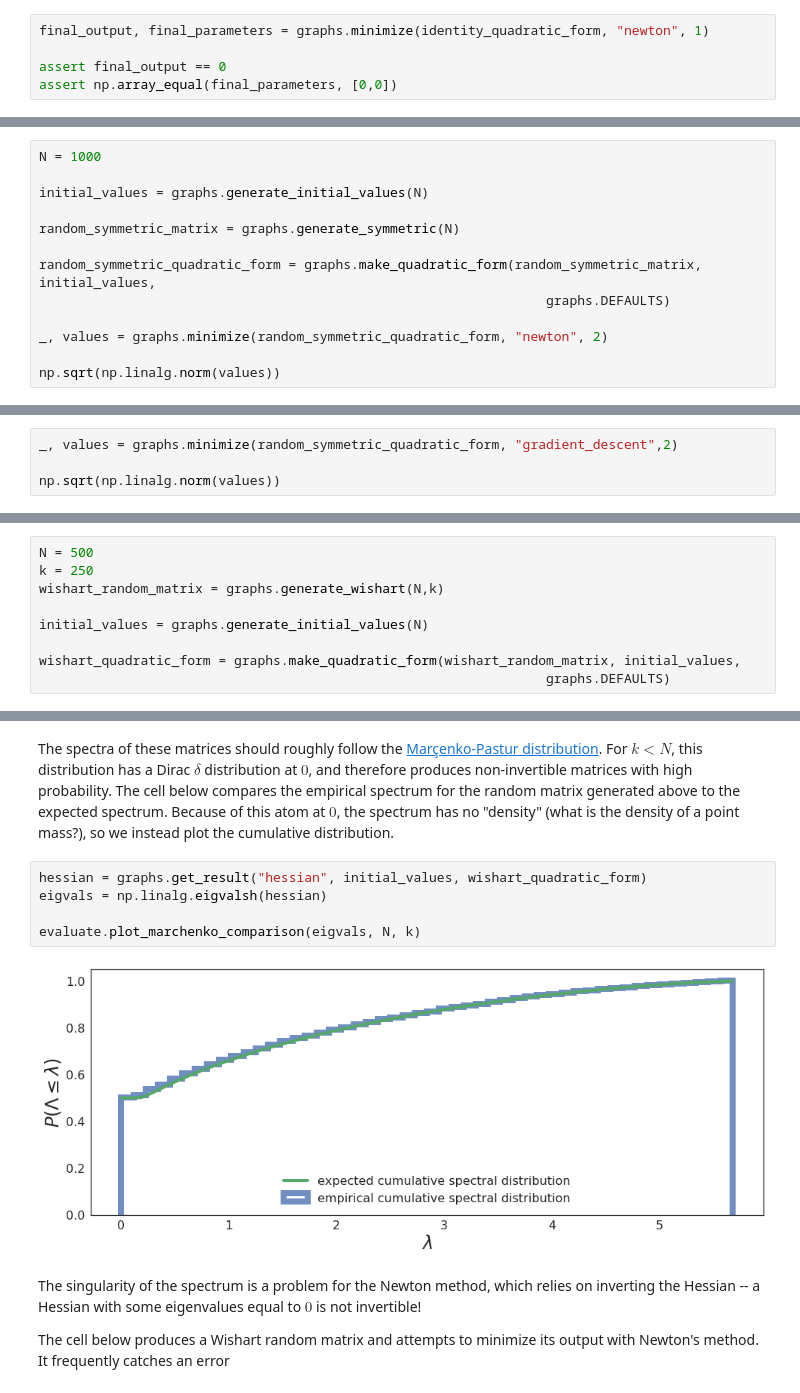
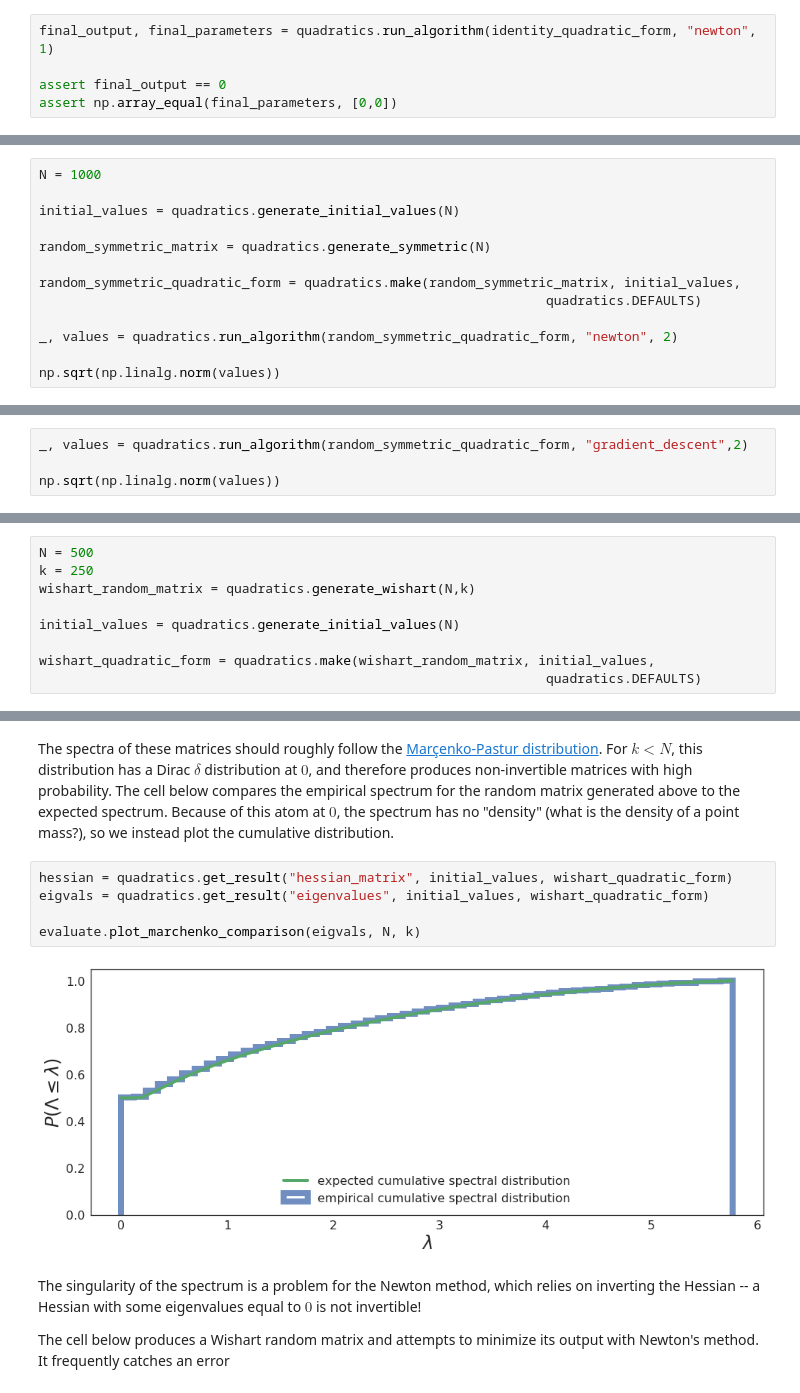
Before and after one commit to charlesfrye/tf_hessians, a Jupyter notebook: 01a - Critical Points of Quadratic Forms - Newton's Method.ipynb, the cells around one changed output, grey strips where cells are left out. Cells and saved outputs as stored; diff of their text form.

```diff
--- a/01a - Critical Points of Quadratic Forms - Newton's Method.ipynb
+++ b/01a - Critical Points of Quadratic Forms - Newton's Method.ipynb
@@ -59,5 +60,5 @@ identity_quadratic_form = graphs.make_quadratic_form(identity_matrix, initial_va
 # %%
-final_output, final_parameters = graphs.minimize(identity_quadratic_form, "newton", 1)
+final_output, final_parameters = quadratics.run_algorithm(identity_quadratic_form, "newton", 1)
 
 assert final_output == 0
 assert np.array_equal(final_parameters, [0,0])
@@ -191,14 +182,14 @@ but gradient descent does not.
 # %%
 N = 1000
 
-initial_values = graphs.generate_initial_values(N)
+initial_values = quadratics.generate_initial_values(N)
 
-random_symmetric_matrix = graphs.generate_symmetric(N)
+random_symmetric_matrix = quadratics.generate_symmetric(N)
 
-random_symmetric_quadratic_form = graphs.make_quadratic_form(random_symmetric_matrix, initial_values,
-                                                                 graphs.DEFAULTS)
+random_symmetric_quadratic_form = quadratics.make(random_symmetric_matrix, initial_values,
+                                                                 quadratics.DEFAULTS)
 
-_, values = graphs.minimize(random_symmetric_quadratic_form, "newton", 2)
+_, values = quadratics.run_algorithm(random_symmetric_quadratic_form, "newton", 2)
 
 np.sqrt(np.linalg.norm(values))
 # %% [output]
@@ -206,5 +197,5 @@ np.sqrt(np.linalg.norm(values))
 # %%
-_, values = graphs.minimize(random_symmetric_quadratic_form, "gradient_descent",2)
+_, values = quadratics.run_algorithm(random_symmetric_quadratic_form, "gradient_descent",2)
 
 np.sqrt(np.linalg.norm(values))
 # %% [output]
@@ -266,12 +257,12 @@ The cells below will generate and plot a Wishart random matrix.
 # %%
 N = 500
 k = 250
-wishart_random_matrix = graphs.generate_wishart(N,k)
+wishart_random_matrix = quadratics.generate_wishart(N,k)
 
-initial_values = graphs.generate_initial_values(N)
+initial_values = quadratics.generate_initial_values(N)
 
-wishart_quadratic_form = graphs.make_quadratic_form(wishart_random_matrix, initial_values,
-                                                                 graphs.DEFAULTS)
+wishart_quadratic_form = quadratics.make(wishart_random_matrix, initial_values,
+                                                                 quadratics.DEFAULTS)
 # %%
 plt.figure(figsize=(12,12))
 plt.imshow(wishart_random_matrix,cmap="Greys");
@@ -291,12 +282,12 @@ the spectrum has no "density"
 (what is the density of a point mass?),
 so we instead plot the cumulative distribution.
 # %%
-hessian = graphs.get_result("hessian", initial_values, wishart_quadratic_form)
-eigvals = np.linalg.eigvalsh(hessian)
+hessian = quadratics.get_result("hessian_matrix", initial_values, wishart_quadratic_form)
+eigvals = quadratics.get_result("eigenvalues", initial_values, wishart_quadratic_form)
 
 evaluate.plot_marchenko_comparison(eigvals, N, k)
 # %% [output]
-[figure, old version]
+[figure, new version]
 # %% [markdown]
 The singularity of the spectrum is a problem for the Newton method,
 which relies on inverting the Hessian -- a Hessian with some eigenvalues equal to $0$ is not invertible!
```
Also changed, not shown: parts of 45 cells of this notebook.
